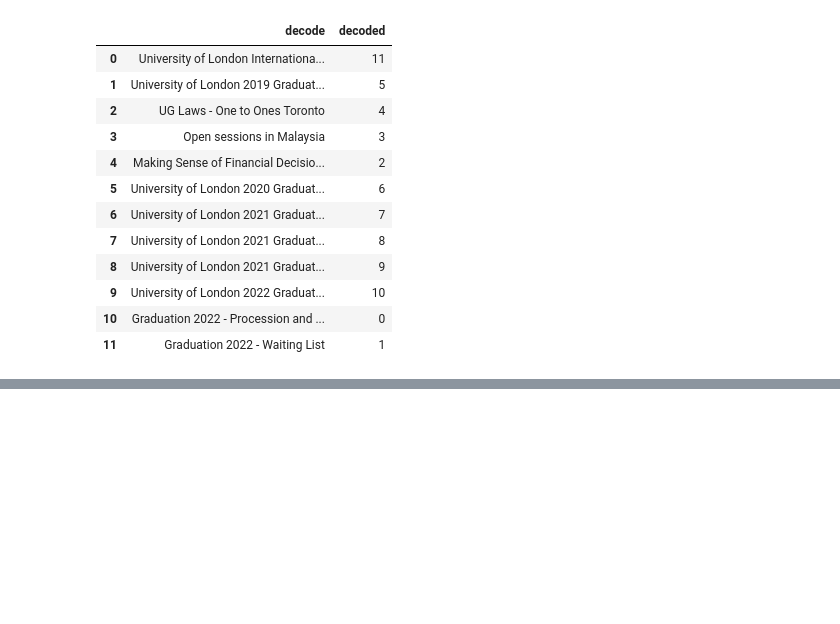
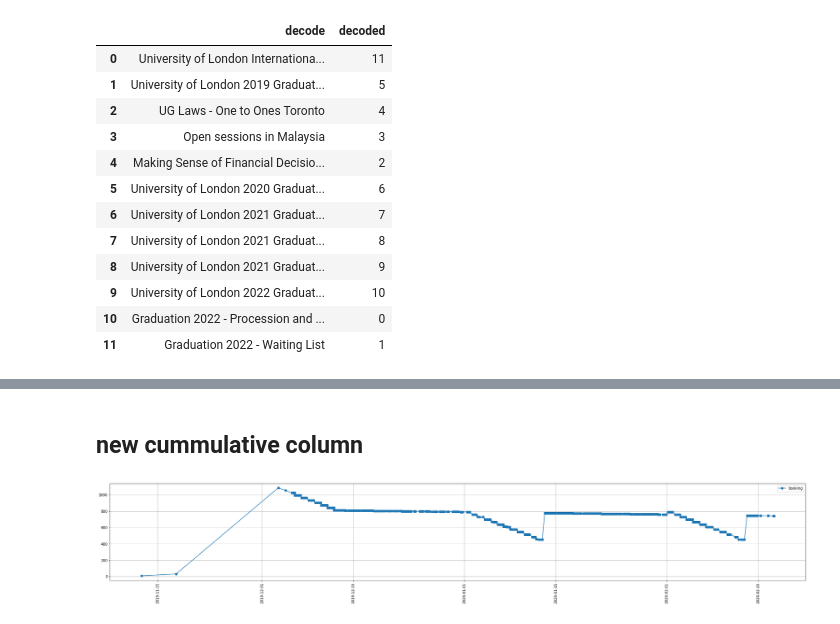
Before and after one commit to deyem1/CAD-keele1, a Jupyter notebook: dataset 2.ipynb, the cells around one changed output, grey strips where cells are left out. Cells and saved outputs as stored; diff of their text form; code cells hidden in the pictures; blank space fills up the shorter version.

```diff
--- a/dataset 2.ipynb
+++ b/dataset 2.ipynb
@@ -366,0 +449,3 @@ df4
+# %%
+dfs = df3_new.reset_index().set_index('StatusCreatedDate').sort_index(axis=0)
+dfs
@@ -366,0 +487,14 @@ df4
+# %% [markdown]
+## new cummulative column
+# %%
+dfs['cum_booking'] = dfs['GroupSize'].cumsum(axis=0)
+# %%
+# Ploting the curve
+plt.figure(figsize=(35,5))
+plt.grid()
+plt.plot(dfs['days_to_event'], marker='o', label='booking')
+plt.xticks(rotation=90)
+plt.legend()
+plt.show()
+# %% [output]
+[figure, added]
```
Also changed, not shown: parts of 74 cells of this notebook.
